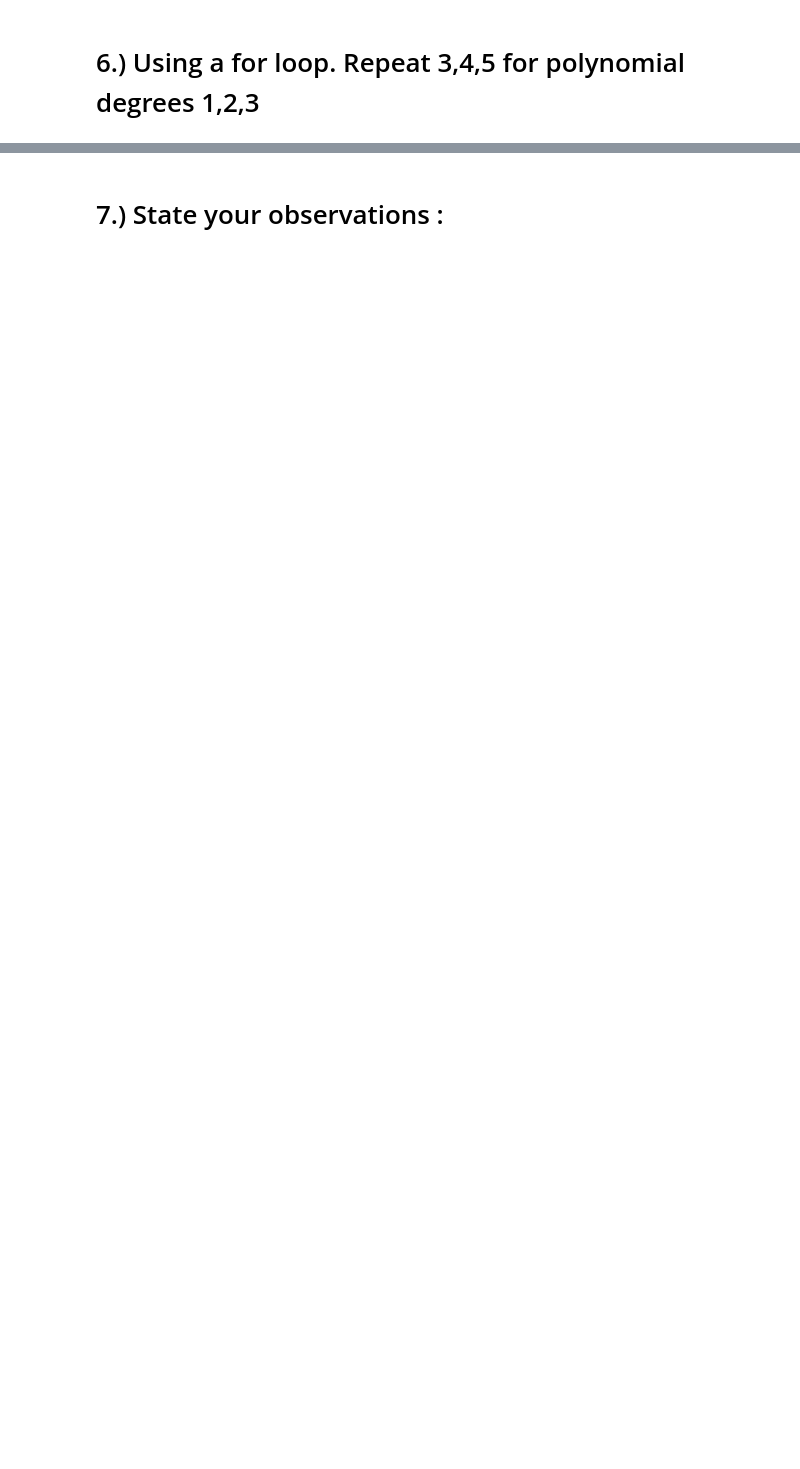
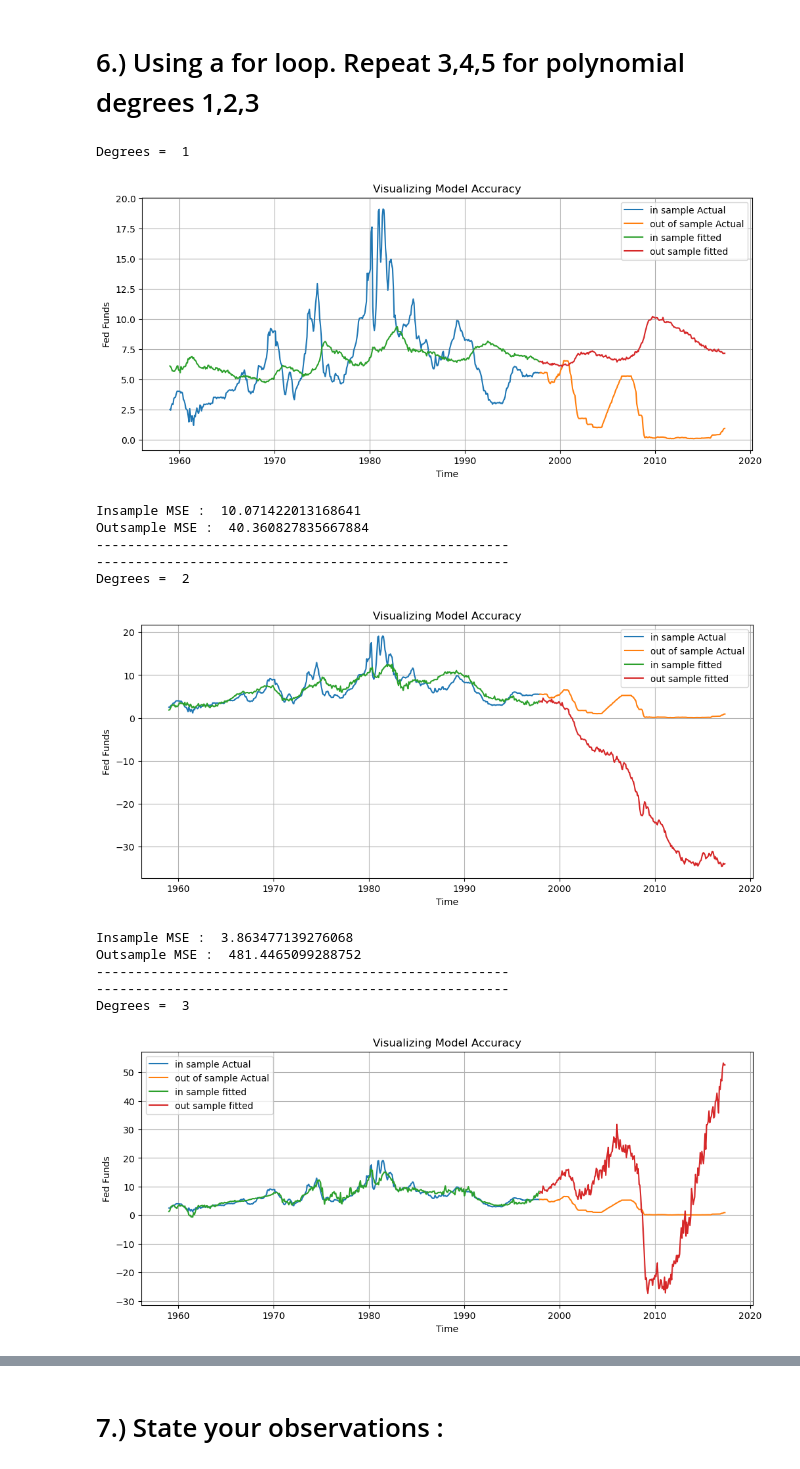
Before and after one commit to FaneDing/Machine-Learning, a Jupyter notebook: Sec 1 Homework #1.ipynb, the cells around one changed output, grey strips where cells are left out. Drawn from its saved outputs; the diff is of its cells as text; code cells hidden in the pictures; blank space fills up the shorter version.

```diff
--- a/Sec 1 Homework #1.ipynb
+++ b/Sec 1 Homework #1.ipynb
@@ -76,8 +62,8 @@ plt.show()
 # %%
 from sklearn.metrics import mean_squared_error
 # %%
-in_mse_1 =
-out_mse_1 =
+in_mse_1 = mean_squared_error(y_in, model1.predict(X_in))
+out_mse_1 = mean_squared_error(y_out, model1.predict(X_out))
 # %%
 print("Insample MSE : ", in_mse_1)
 print("Outsample MSE : ", out_mse_1)
@@ -85,3 +74,55 @@ print("Outsample MSE : ", out_mse_1)
 # 6.) Using a for loop. Repeat 3,4,5 for polynomial degrees 1,2,3
 # %%
 from sklearn.preprocessing import PolynomialFeatures
+# %%
+max_degrees = 3
+# %%
+for degrees in range(1, 1+max_degrees):
+    print("Degrees = ", degrees)
+    poly = PolynomialFeatures(degree = degrees) # transform all variables into all possible items with degree of 2
+    X_in_poly = poly.fit_transform(X_in)
+    X_out_poly = poly.fit_transform(X_out)
+
+    model1 = sm.OLS(y_in, X_in_poly).fit()
+
+    plt.figure(figsize = (12,5))
+
+    ###
+    in_preds = model1.predict(X_in_poly)
+    in_preds = pd.DataFrame(in_preds, index = y_in.index)
+    out_preds = model1.predict(X_out_poly)
+    out_preds = pd.DataFrame(out_preds, index = y_out.index)
+    plt.plot(y_in)
+    plt.plot(y_out)
+    plt.plot(in_preds)
+    plt.plot(out_preds)
+    ###
+
+    plt.ylabel("Fed Funds")
+    plt.xlabel("Time")
+    plt.title("Visualizing Model Accuracy")
+    plt.legend(["in sample Actual", "out of sample Actual", "in sample fitted", "out sample fitted"])
+    plt.grid()
+    plt.show()
+
+    in_mse_1 = mean_squared_error(y_in, model1.predict(X_in_poly))
+    out_mse_1 = mean_squared_error(y_out, model1.predict(X_out_poly))
+    print("Insample MSE : ", in_mse_1)
+    print("Outsample MSE : ", out_mse_1)
+    print("-----------------------------------------------------")
+    print("-----------------------------------------------------")
+# %% [output]
+Degrees =  1
+[figure, added]
+Insample MSE :  10.071422013168641
+Outsample MSE :  40.360827835667884
+-----------------------------------------------------
+-----------------------------------------------------
+Degrees =  2
+[figure, added]
+Insample MSE :  3.863477139276068
+Outsample MSE :  481.4465099288752
+-----------------------------------------------------
+-----------------------------------------------------
+Degrees =  3
+[figure, added]
```
Also changed, not shown: parts of 11 cells of this notebook.
